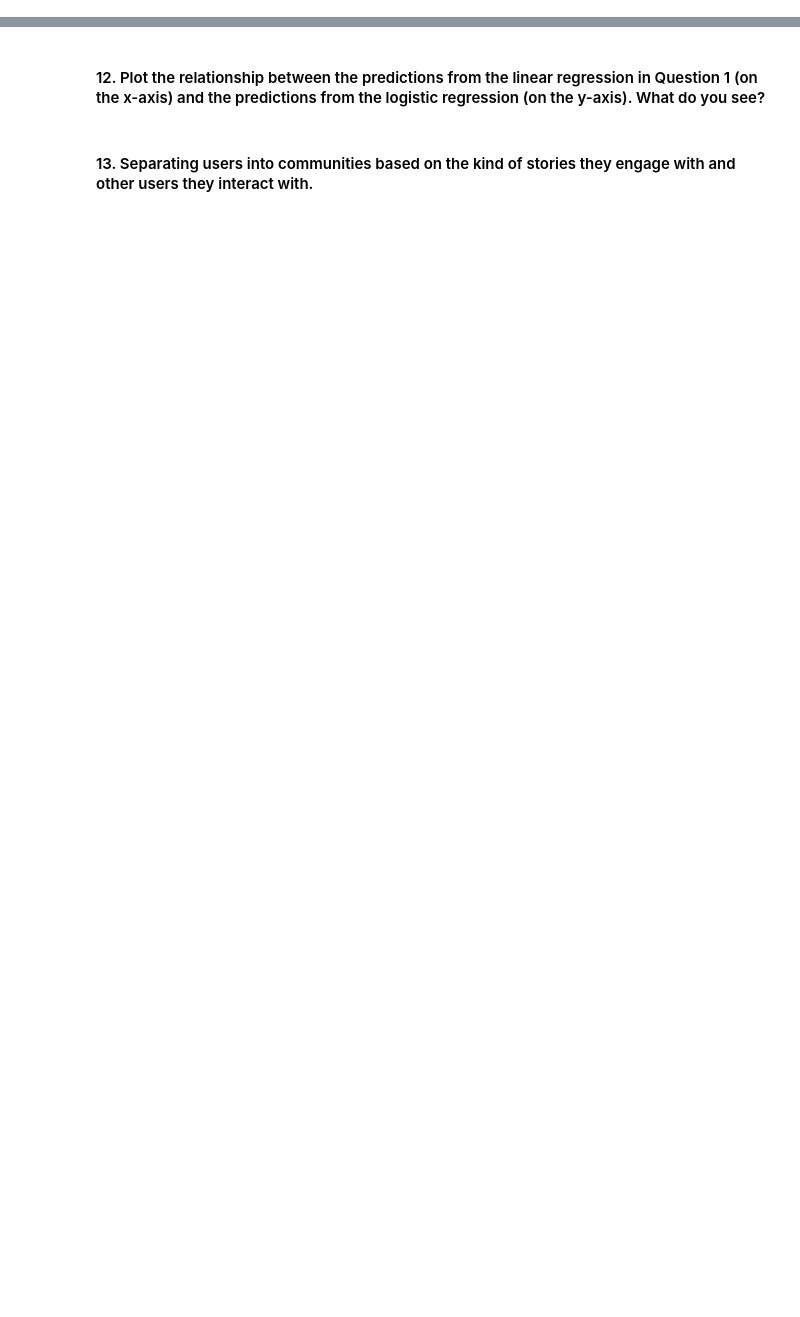
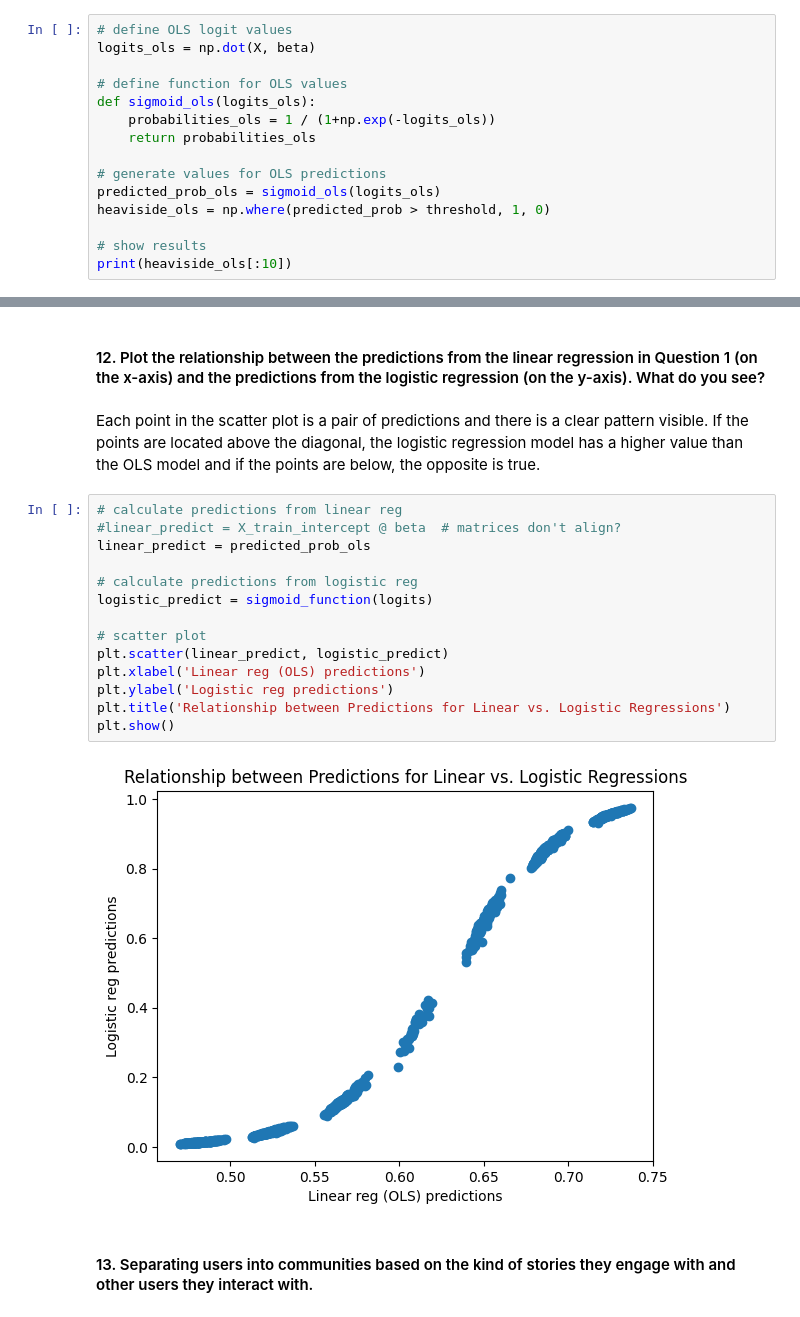
Before and after one commit to varvarailyina/MachineLearning2024_Hertie_School, a Jupyter notebook: hw/ML_ps1_ilyina.ipynb, the cells around one changed output, grey strips where cells are left out. Drawn from its saved outputs; the diff is of its cells as text; blank space fills up the shorter version.

```diff
--- a/hw/ML_ps1_ilyina.ipynb
+++ b/hw/ML_ps1_ilyina.ipynb
@@ -363,0 +371,15 @@ print("Optimal coefficients:", beta_logistic)
+# %%
+# define OLS logit values
+logits_ols = np.dot(X, beta)
+
+# define function for OLS values
+def sigmoid_ols(logits_ols):
+    probabilities_ols = 1 / (1+np.exp(-logits_ols))
+    return probabilities_ols
+
+# generate values for OLS predictions
+predicted_prob_ols = sigmoid_ols(logits_ols)
+heaviside_ols = np.where(predicted_prob > threshold, 1, 0)
+
+# show results
+print(heaviside_ols[:10])
@@ -366,4 +414,22 @@ print("Optimal coefficients:", beta_logistic)
 # %% [markdown]
 #### 12. Plot the relationship between the predictions from the linear regression in Question 1 (on the x-axis) and the predictions from the logistic regression (on the y-axis). What do you see?
+# %% [markdown]
+Each point in the scatter plot is a pair of predictions and there is a clear pattern visible. If the points are located above the diagonal, the logistic regression model has a higher value than the OLS model and if the points are below, the opposite is true.
+# %%
+# calculate predictions from linear reg
+#linear_predict = X_train_intercept @ beta  # matrices don't align?
+linear_predict = predicted_prob_ols
+
+# calculate predictions from logistic reg
+logistic_predict = sigmoid_function(logits)
+
+# scatter plot
+plt.scatter(linear_predict, logistic_predict)
+plt.xlabel('Linear reg (OLS) predictions')
+plt.ylabel('Logistic reg predictions')
+plt.title('Relationship between Predictions for Linear vs. Logistic Regressions')
+plt.show()
+# %% [output]
+[figure, added]
 # %% [markdown]
 #### 13. Separating users into communities based on the kind of stories they engage with and other users they interact with.
```
Also changed, not shown: parts of 21 cells of this notebook, 1 other file.
